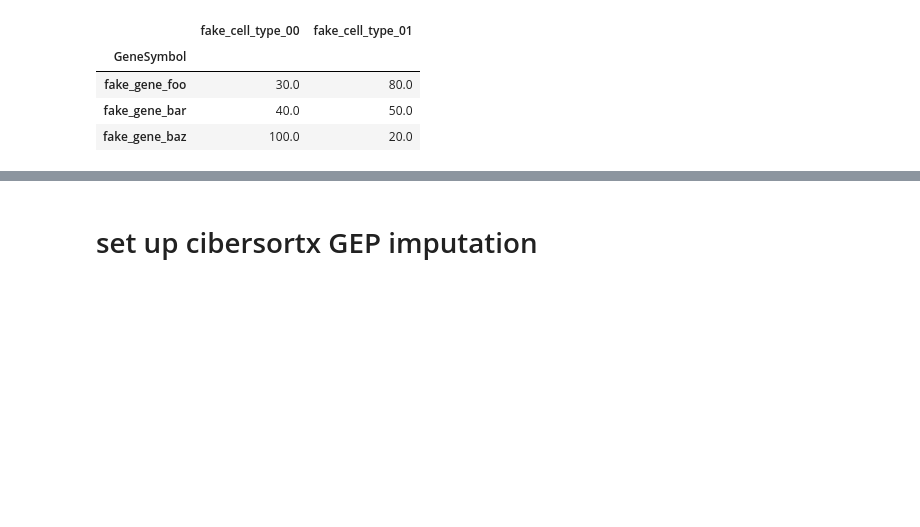
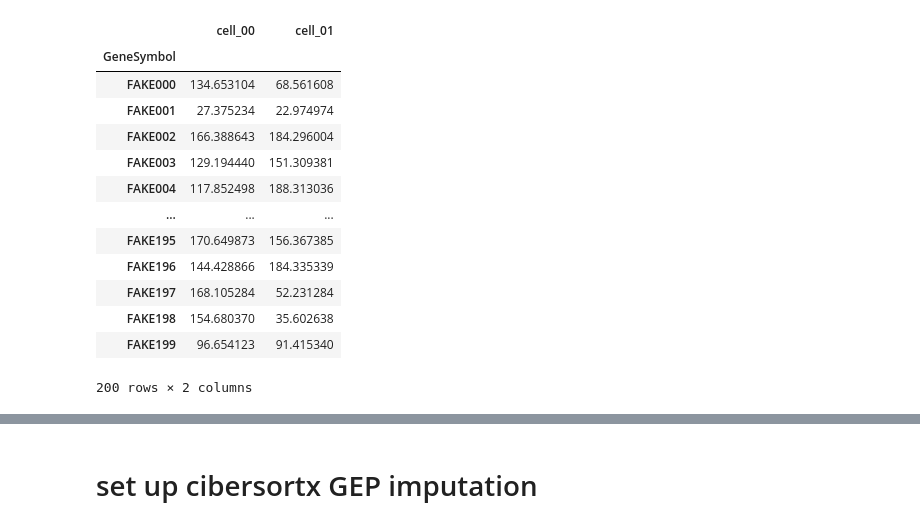
Before and after one commit to davidliu-lab/deconv, a Jupyter notebook: 5 - run expression imputation with fake data.ipynb, the cells around one changed output, grey strips where cells are left out. Drawn from its saved outputs; the diff is of its cells as text; code cells hidden in the pictures; blank space fills up the shorter version.

```diff
--- a/5 - run expression imputation with fake data.ipynb
+++ b/5 - run expression imputation with fake data.ipynb
@@ -4,4 +12,4 @@ import pandas as pd
 # %%
-# rng = np.random.default_rng(seed=0)
+rng = np.random.default_rng(seed=0)
 # %%
 s = 101  # number of samples
@@ -43,19 +50,26 @@ g = 1  # number of genes
-# %%
-cell_type_geps = pd.DataFrame(
-    columns=cell_types
-).rename_axis('GeneSymbol')
-# cell_type_geps[cell_types[0]] = [30.0]
-# cell_type_geps[cell_types[1]] = [80.0]
-cell_type_geps.loc["fake_gene_foo"] = [30.0, 80.0]
-cell_type_geps.loc["fake_gene_bar"] = [40.0, 50.0]
-cell_type_geps.loc["fake_gene_baz"] = [100.0, 20.0]
-cell_type_geps
-# %% [output]
-|  | fake_cell_type_00 | fake_cell_type_01 |
-| GeneSymbol |  |  |
-| fake_gene_foo | 30.0 | 80.0 |
-| fake_gene_bar | 40.0 | 50.0 |
-| fake_gene_baz | 100.0 | 20.0 |
+# %%
+cell_type_geps = pd.DataFrame(
+    rng.uniform(low=20.0, high=200.0, size=(g, c)),
+    columns=cell_types,
+    index=genes
+).rename_axis('GeneSymbol')
+
+cell_type_geps
+# %% [output]
+|  | cell_00 | cell_01 |
+| GeneSymbol |  |  |
+| FAKE000 | 134.653104 | 68.561608 |
+| FAKE001 | 27.375234 | 22.974974 |
+| FAKE002 | 166.388643 | 184.296004 |
+| FAKE003 | 129.194440 | 151.309381 |
+| FAKE004 | 117.852498 | 188.313036 |
+| ... | ... | ... |
+| FAKE195 | 170.649873 | 156.367385 |
+| FAKE196 | 144.428866 | 184.335339 |
+| FAKE197 | 168.105284 | 52.231284 |
+| FAKE198 | 154.680370 | 35.602638 |
+| FAKE199 | 96.654123 | 91.415340 |
+200 rows × 2 columns
 # %%
 # compute matmul of (genes, cell types) (cell_types, samples)
 # which is......... (cell_type_geps   ) (fractions.T.       )
```
Also changed, not shown: parts of 16 cells of this notebook.
